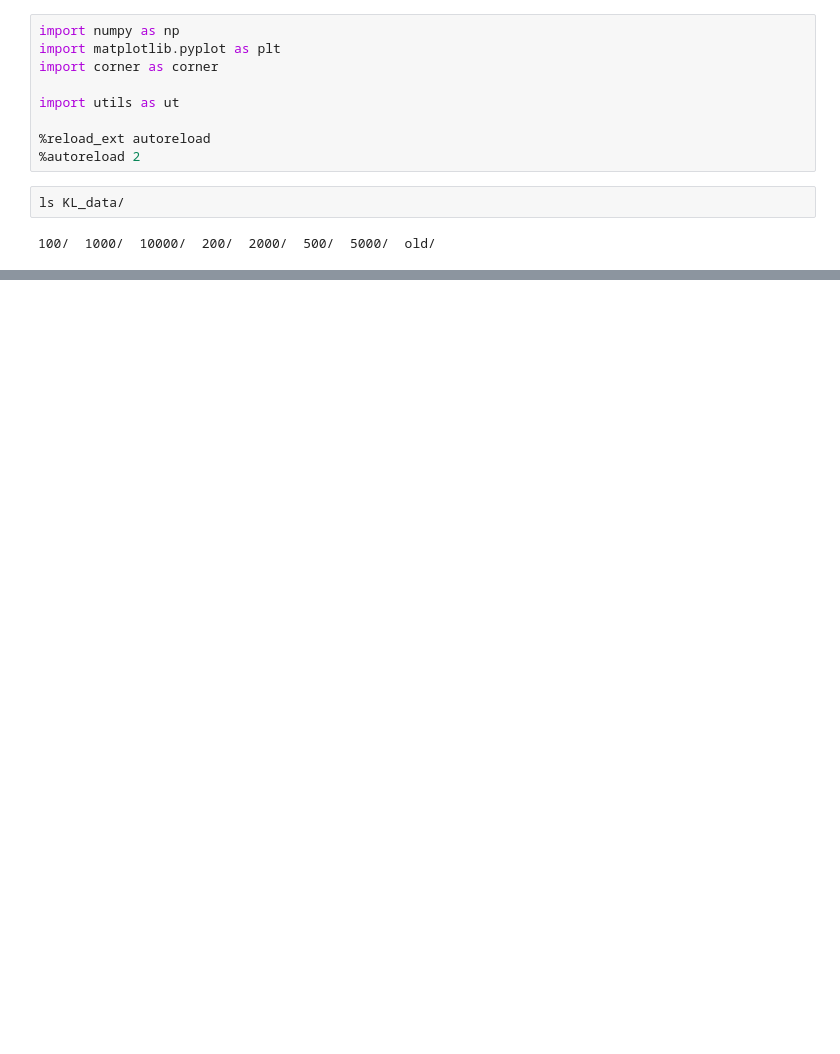
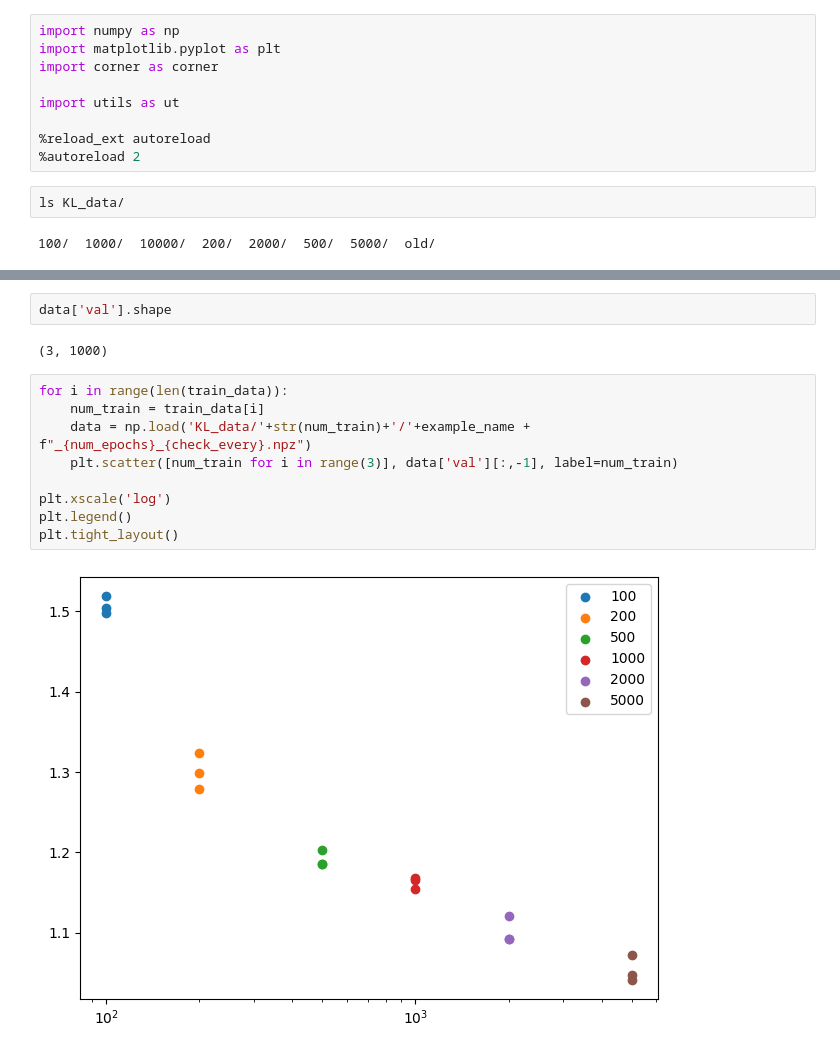
Before and after one commit to Mauropieroni/ACP-test-fork, a Jupyter notebook: scripts/plot_KL_all.ipynb, the cells around one changed output, grey strips where cells are left out. Drawn from its saved outputs; the diff is of its cells as text; blank space fills up the shorter version.

```diff
--- a/scripts/plot_KL_all.ipynb
+++ b/scripts/plot_KL_all.ipynb
@@ -38,3 +38,18 @@ fig.tight_layout()
+# %%
+data['val'].shape
+# %% [output]
+(3, 1000)
+# %%
+for i in range(len(train_data)):
+    num_train = train_data[i]
+    data = np.load('KL_data/'+str(num_train)+'/'+example_name + f"_{num_epochs}_{check_every}.npz")
+    plt.scatter([num_train for i in range(3)], data['val'][:,-1], label=num_train)
+
+plt.xscale('log')
+plt.legend()
+plt.tight_layout()
+# %% [output]
+[figure, added]
 # %%
 data['KL'].shape
 # %% [output]
```
Also changed, not shown: parts of 12 cells of this notebook, 2 other files.
